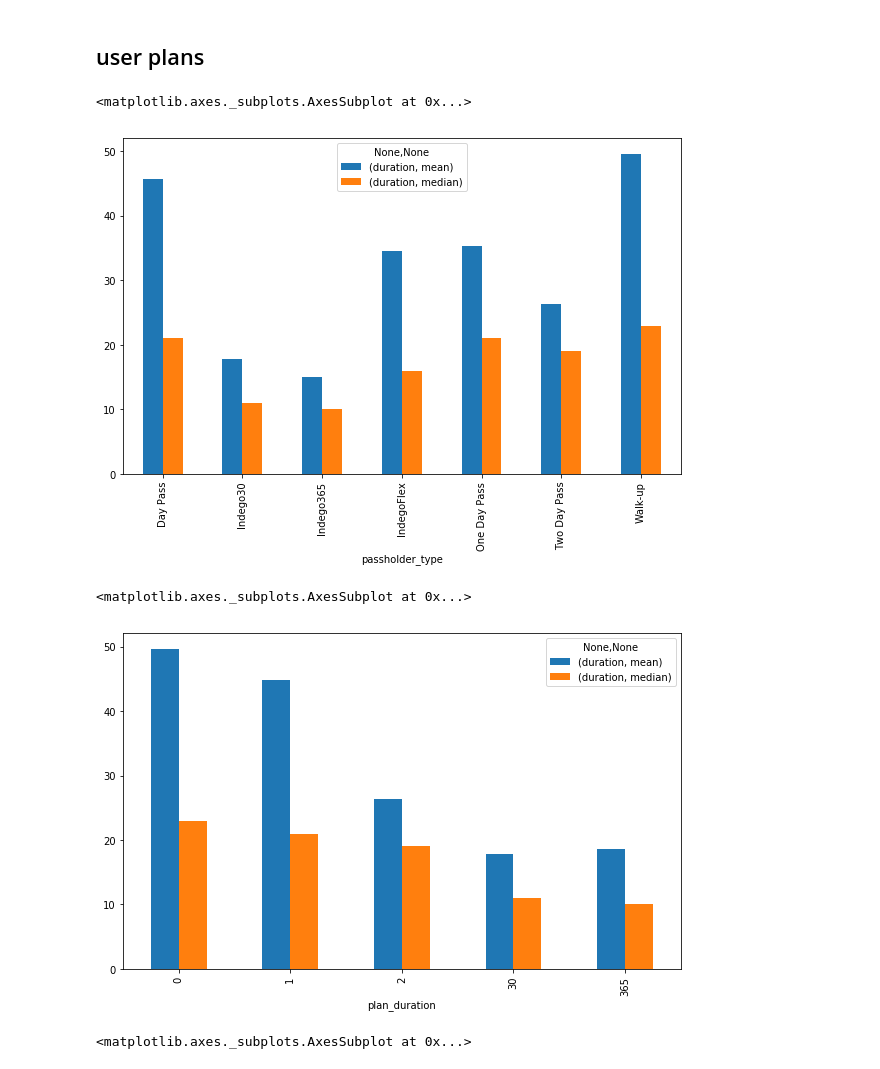
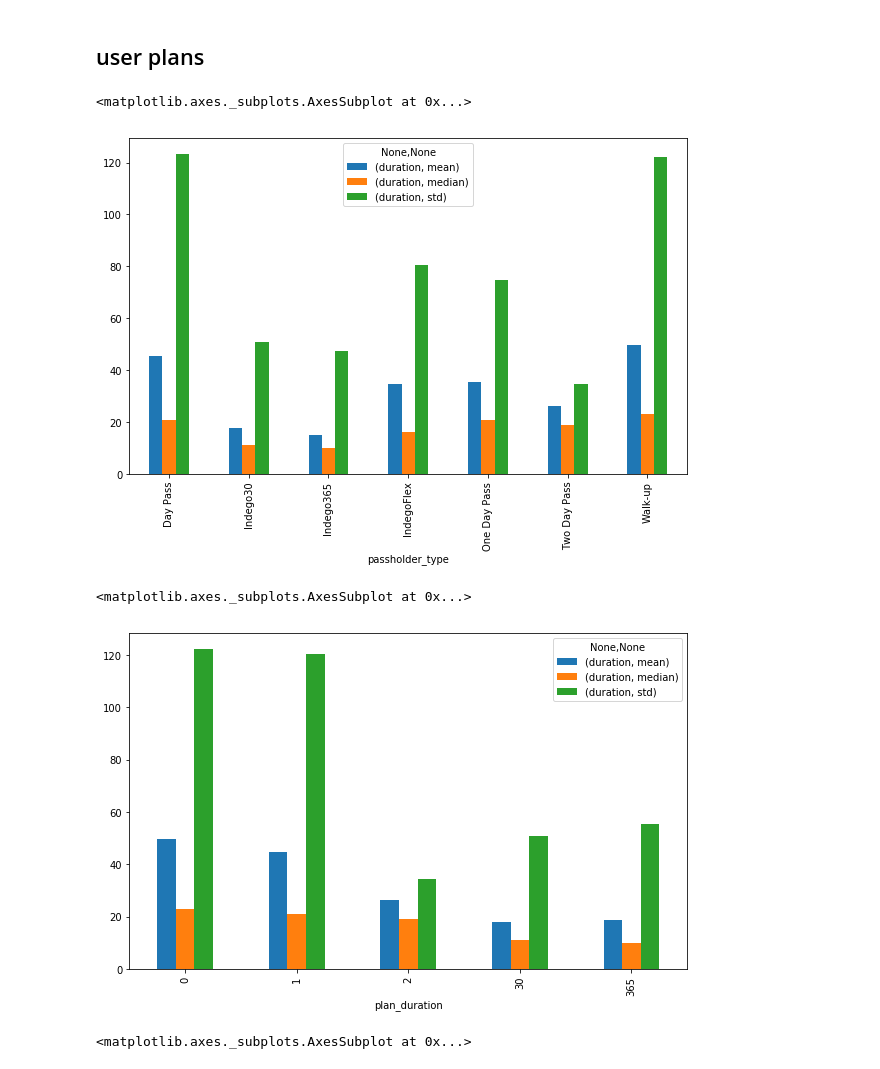
Before and after one commit to emptymalei/indego-bike-sharing-data, a Jupyter notebook: notebooks/wrangling_and_explorations.ipynb, the cells around one changed output. Cells and saved outputs as stored; diff of their text form; code cells hidden in the pictures.

```diff
--- a/notebooks/wrangling_and_explorations.ipynb
+++ b/notebooks/wrangling_and_explorations.ipynb
@@ -22,6 +24,7 @@ We explore the attributes of standard bike and electric bikes separately before
 # %%
 df_standard = df.loc[df.bike_type == 'standard']
 df_standard['date'] = pd.to_datetime(df_standard.date)
+df_standard['start_station_id'].fillna(0, inplace=True)
 # %% [output]
 A value is trying to be set on a copy of a slice from a DataFrame.
 Try using .loc[row_indexer,col_indexer] = value instead
@@ -183,16 +206,16 @@ df_standard.groupby('month')[['duration']].agg([np.mean,np.median]).plot.bar(ax=
 ## user plans
 # %%
 fig, ax = plt.subplots(figsize=(10,6.18))
-df_standard.groupby('passholder_type')[['duration']].agg([np.mean,np.median]).plot.bar(ax=ax)
+df_standard.groupby('passholder_type')[['duration']].agg([np.mean,np.median,np.std]).plot.bar(ax=ax)
 # %% [output]
 <matplotlib.axes._subplots.AxesSubplot at 0x...>
-[figure, old version]
+[figure, new version]
 # %%
 fig, ax = plt.subplots(figsize=(10,6.18))
-df_standard.groupby('plan_duration')[['duration']].agg([np.mean,np.median]).plot.bar(ax=ax)
+df_standard.groupby('plan_duration')[['duration']].agg([np.mean,np.median, np.std]).plot.bar(ax=ax)
 # %% [output]
 <matplotlib.axes._subplots.AxesSubplot at 0x...>
-[figure, old version]
+[figure, new version]
 # %%
 fig, ax = plt.subplots(figsize=(10,6.18))
 df_standard[df_standard.date <= datetime.date(2017,1,1)].groupby('plan_duration')[['duration']].nunique().plot.bar(ax=ax)
```
Also changed, not shown: parts of 59 cells of this notebook, 2 other files.
